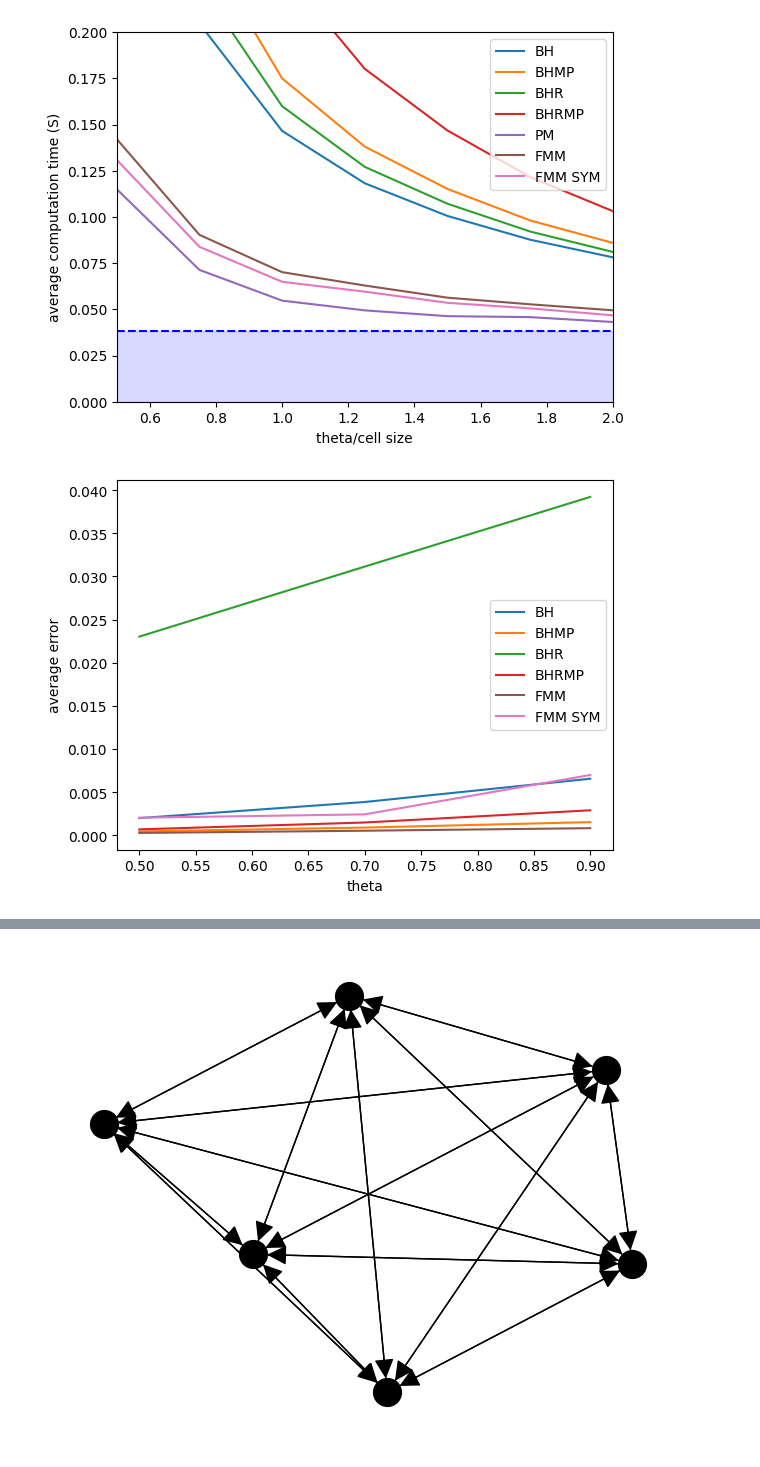
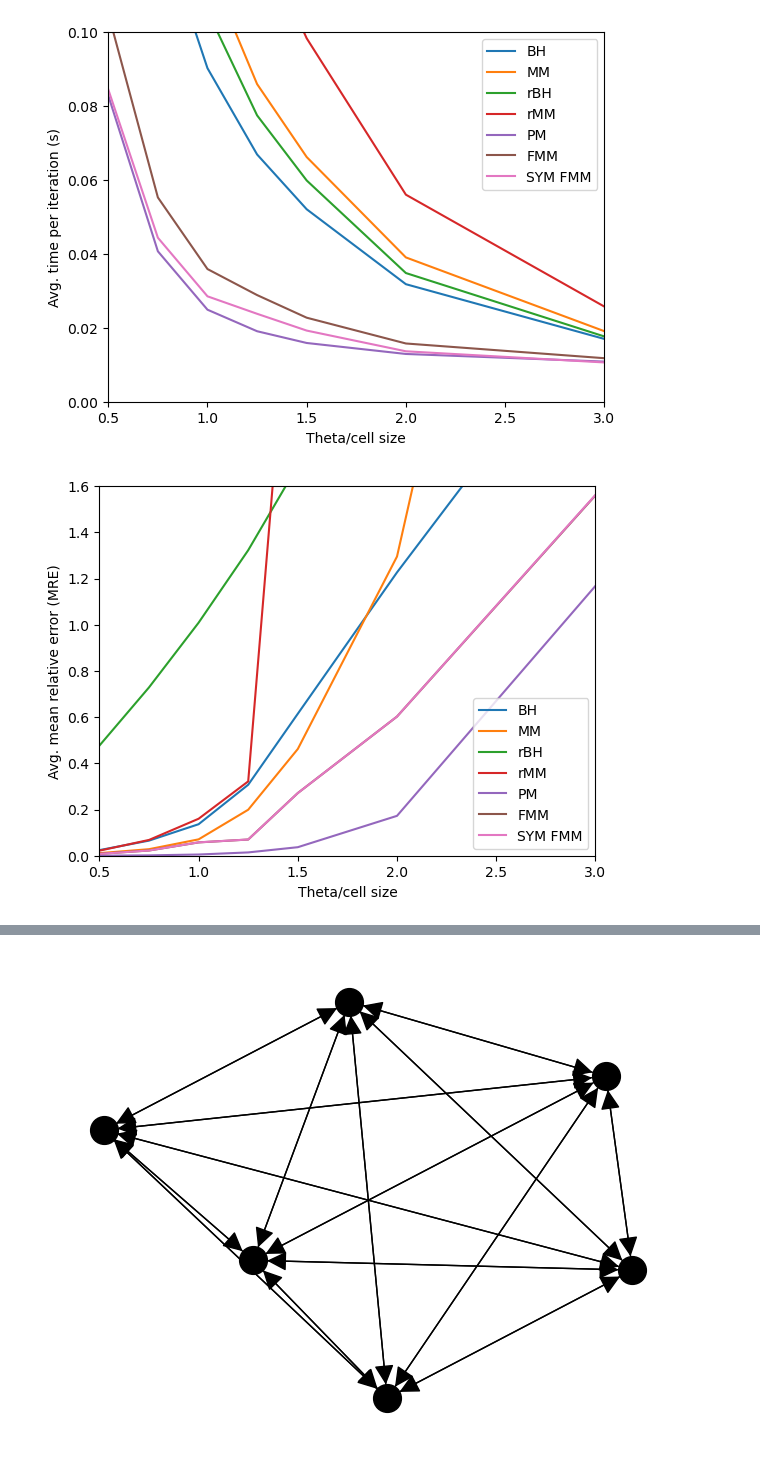
Before and after one commit to LucasFurer/MasterThesisLucas, a Jupyter notebook: grapher.ipynb, the cells around one changed output, grey strips where cells are left out. Saved outputs shown, nothing was run; the diff lists cells and outputs as text; code cells hidden in the pictures.

```diff
--- a/grapher.ipynb
+++ b/grapher.ipynb
@@ -1 +24,23 @@
+# %%
+# define what is what color
+plotColors = plt.rcParams['axes.prop_cycle'].by_key()['color']
+base_rgb = mcolors.to_rgb(plotColors[6])
+
+def adjust_saturation(rgb, saturation_scale):
+    # Convert RGB [0,1] to HLS
+    h, l, s = colorsys.rgb_to_hls(*rgb)
+    # Apply scale to saturation (clamping between 0 and 1)
+    new_s = max(0, min(1, s * saturation_scale))
+    # Convert back to RGB then to Hex for Matplotlib
+    return mcolors.to_hex(colorsys.hls_to_rgb(h, l, new_s))
+
+typeColor = {
+    "1" :  adjust_saturation(base_rgb, 6.0/6.0),
+    "2" :  adjust_saturation(base_rgb, 5.0/6.0),
+    "4" :  adjust_saturation(base_rgb, 4.0/6.0),
+    "8" :  adjust_saturation(base_rgb, 3.0/6.0),
+    "16" : adjust_saturation(base_rgb, 2.0/6.0),
+    "32" : adjust_saturation(base_rgb, 1.0/6.0),
+    "64" : adjust_saturation(base_rgb, 0.0/6.0),
+}
 # %%
@@ -209,40 +276,38 @@ perp = "30"
 
 custom_labels = {
     os.path.join("graphCSV", dataSet, pointAmount, "perp" + perp, "tsneCalculationtimeThetaBH_point"    + pointAmount + "_perp" + perp + "_dataset" + dataSet + ".csv"): "BH",
-    os.path.join("graphCSV", dataSet, pointAmount, "perp" + perp, "tsneCalculationtimeThetaBHMP_point"  + pointAmount + "_perp" + perp + "_dataset" + dataSet + ".csv"): "BHMP",
-    os.path.join("graphCSV", dataSet, pointAmount, "perp" + perp, "tsneCalculationtimeThetaBHR_point"   + pointAmount + "_perp" + perp + "_dataset" + dataSet + ".csv"): "BHR",
-    os.path.join("graphCSV", dataSet, pointAmount, "perp" + perp, "tsneCalculationtimeThetaBHRMP_point" + pointAmount + "_perp" + perp + "_dataset" + dataSet + ".csv"): "BHRMP",
-    #os.path.join("graphCSV", dataSet, pointAmount, "perp" + perp, "tsneCalculationtimeThetaFMM_point"   + pointAmount + "_perp" + perp + "_dataset" + dataSet + ".csv"): "FMM old",
+    os.path.join("graphCSV", dataSet, pointAmount, "perp" + perp, "tsneCalculationtimeThetaBHMP_point"  + pointAmount + "_perp" + perp + "_dataset" + dataSet + ".csv"): "MM",
+    os.path.join("graphCSV", dataSet, pointAmount, "perp" + perp, "tsneCalculationtimeThetaBHR_point"   + pointAmount + "_perp" + perp + "_dataset" + dataSet + ".csv"): "rBH",
+    os.path.join("graphCSV", dataSet, pointAmount, "perp" + perp, "tsneCalculationtimeThetaBHRMP_point" + pointAmount + "_perp" + perp + "_dataset" + dataSet + ".csv"): "rMM",
     os.path.join("graphCSV", dataSet, pointAmount, "perp" + perp, "tsneCalculationtimeThetaPM_point"   + pointAmount + "_perp" + perp + "_dataset" + dataSet + ".csv"): "PM",
     os.path.join("graphCSV", dataSet, pointAmount, "perp" + perp, "tsneCalculationtimeThetaFMM_MORTON_point"   + pointAmount + "_perp" + perp + "_dataset" + dataSet + ".csv"): "FMM",
-    os.path.join("graphCSV", dataSet, pointAmount, "perp" + perp, "tsneCalculationtimeThetaFMM_SYM_MORTON_point"   + pointAmount + "_perp" + perp + "_dataset" + dataSet + ".csv"): "FMM SYM",
-    #os.path.join("graphCSV", dataSet, pointAmount, "perp" + perp, "tsneCalculationtimeThetaNaive_point" + pointAmount + "_perp" + perp + "_dataset" + dataSet + ".csv"): "naive",
+    os.path.join("graphCSV", dataSet, pointAmount, "perp" + perp, "tsneCalculationtimeThetaFMM_SYM_MORTON_point"   + pointAmount + "_perp" + perp + "_dataset" + dataSet + ".csv"): "SYM FMM",
 }
 
-#plotGraph(custom_labels, 0, 1000, "theta", "average computation time", "plotOutput/lines_plot.png", False, None, None, None, None)
-plotGraph(custom_labels, 0, 1000, "theta/cell size", "average computation time (S)", "plotOutput/lines_plot.png", False, 0.5, 2.0, 0.0, 0.2, 0.019, None)
-#plotGraph(custom_labels, 0, 1000, "theta/cell size", "average computation time (S)", "plotOutput/lines_plot.png", False, 0.5, 2.0, 0.0, 0.1, 0.019, None)
+#plotGraph(custom_labels, 0, 1000, "Theta/cell size", "Avg. time per iteration (s)", "plotOutput/lines_plot.png", False, None, None, None, None)
+plotGraph(custom_labels, 0, 1000, "Theta/cell size", "Avg. time per iteration (s)", "plotOutput/lines_plot.png", False, 0.5, 3.0, 0.0, 0.1, None, None)
+#plotGraph(custom_labels, 0, 1000, "Theta/cell size", "Avg. time per iteration (s)", "plotOutput/lines_plot.png", False, 0.5, 2.0, 0.0, 0.1, None, None)
 # %% [output]
-[figure, old version]
+[figure, new version]
 # %%
-pointAmount = "10000"
+pointAmount = "70000"
 dataSet = "MNIST_digits"
 perp = "30"
 
 custom_labels = {
     os.path.join("graphCSV", dataSet, pointAmount, "perp" + perp, "tsneErrorThetaBH_point"    + pointAmount + "_perp" + perp + "_dataset" + dataSet + ".csv"): "BH",
-    os.path.join("graphCSV", dataSet, pointAmount, "perp" + perp, "tsneErrorThetaBHMP_point"  + pointAmount + "_perp" + perp + "_dataset" + dataSet + ".csv"): "BHMP",
-    os.path.join("graphCSV", dataSet, pointAmount, "perp" + perp, "tsneErrorThetaBHR_point"   + pointAmount + "_perp" + perp + "_dataset" + dataSet + ".csv"): "BHR",
-    os.path.join("graphCSV", dataSet, pointAmount, "perp" + perp, "tsneErrorThetaBHRMP_point" + pointAmount + "_perp" + perp + "_dataset" + dataSet + ".csv"): "BHRMP",
-    #os.path.join("graphCSV", dataSet, pointAmount, "perp" + perp, "tsneErrorThetaFMM_point"   + pointAmount + "_perp" + perp + "_dataset" + dataSet + ".csv"): "FMM",
-    #os.path.join("graphCSV", dataSet, pointAmount, "perp" + perp, "tsneErrorThetaPM_point"   + pointAmount + "_perp" + perp + "_dataset" + dataSet + ".csv"): "PM",
+    os.path.join("graphCSV", dataSet, pointAmount, "perp" + perp, "tsneErrorThetaBHMP_point"  + pointAmount + "_perp" + perp + "_dataset" + dataSet + ".csv"): "MM",
+    os.path.join("graphCSV", dataSet, pointAmount, "perp" + perp, "tsneErrorThetaBHR_point"   + pointAmount + "_perp" + perp + "_dataset" + dataSet + ".csv"): "rBH",
+    os.path.join("graphCSV", dataSet, pointAmount, "perp" + perp, "tsneErrorThetaBHRMP_point" + pointAmount + "_perp" + perp + "_dataset" + dataSet + ".csv"): "rMM",
+    os.path.join("graphCSV", dataSet, pointAmount, "perp" + perp, "tsneErrorThetaPM_point"   + pointAmount + "_perp" + perp + "_dataset" + dataSet + ".csv"): "PM",
     os.path.join("graphCSV", dataSet, pointAmount, "perp" + perp, "tsneErrorThetaFMM_MORTON_point"   + pointAmount + "_perp" + perp + "_dataset" + dataSet + ".csv"): "FMM",
-    os.path.join("graphCSV", dataSet, pointAmount, "perp" + perp, "tsneErrorThetaFMM_SYM_MORTON_point"   + pointAmount + "_perp" + perp + "_dataset" + dataSet + ".csv"): "FMM SYM",
+    os.path.join("graphCSV", dataSet, pointAmount, "perp" + perp, "tsneErrorThetaFMM_SYM_MORTON_point"   + pointAmount + "_perp" + perp + "_dataset" + dataSet + ".csv"): "SYM FMM",
 }
 
-plotGraph(custom_labels, 0, 20,"theta", "average error", "plotOutput/lines_plot.png")
+#plotGraph(custom_labels, 0, 1000, "Theta/cell size", "Avg. mean relative error (MRE)", "plotOutput/lines_plot.png")
+plotGraph(custom_labels, 0, 1000, "Theta/cell size", "Avg. mean relative error (MRE)", "plotOutput/lines_plot.png", False, 0.5, 3.0, 0.0, 1.6, None, None)
 # %% [output]
-[figure, old version]
+[figure, new version]
 # %%
 pointAmount = "70000"
 dataSet = "MNIST_digits"
```
Also changed, not shown: parts of 9 cells of this notebook, 8 other files.
